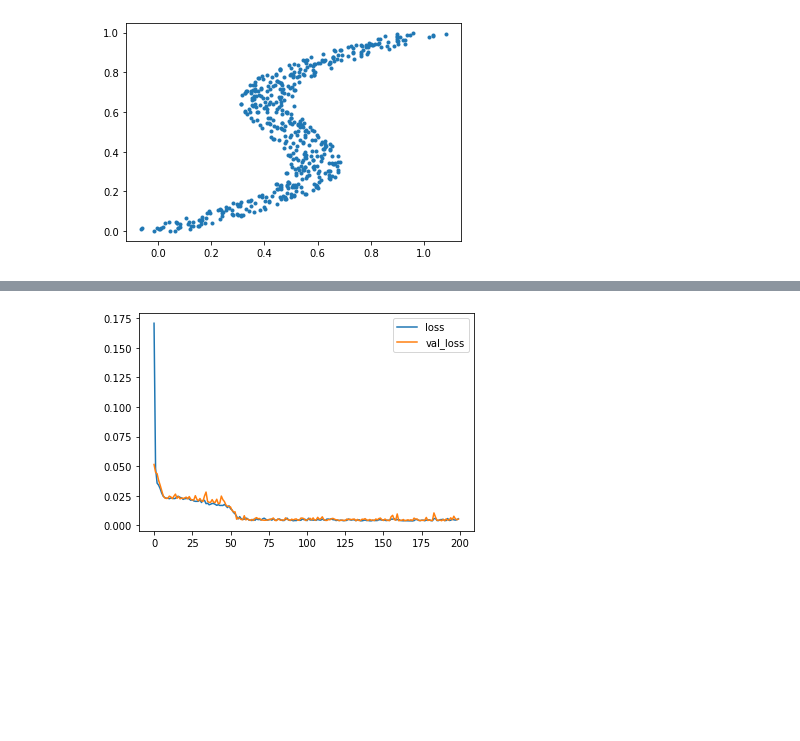
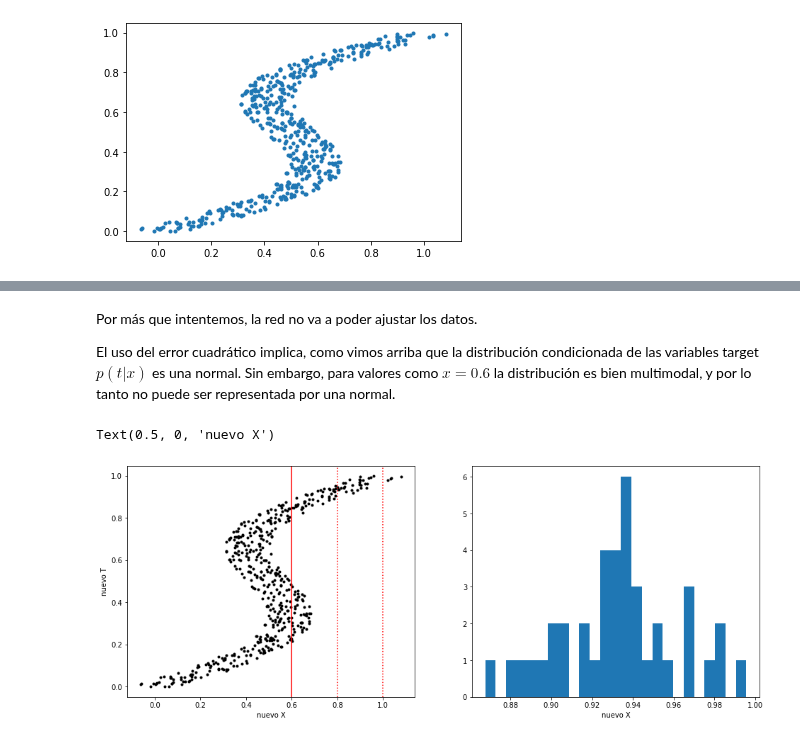
Before and after one commit to JavierGold/ML_UNSAM-2-2020, a Jupyter notebook: 14_MDN.ipynb, the cells around one changed output, grey strips where cells are left out. Cells and saved outputs as stored; diff of their text form; code cells hidden in the pictures; blank space fills up the shorter version.

```diff
--- a/14_MDN.ipynb
+++ b/14_MDN.ipynb
@@ -234,10 +234,24 @@ plt.plot(xx, modelo2.predict(xx), 'r-')
-# %%
-# Veamos el resultado del ajuste
-import pandas as pd
-
-df = pd.DataFrame(history.history)
-df.plot()
-ax = plt.gca()
-# ax.set_ylim(0.01, 0.025)
-# %% [output]
-[figure, removed]
+# %% [markdown]
+Por más que intentemos, la red no va a poder ajustar los datos.
+
+El uso del error cuadrático implica, como vimos arriba que la distribución condicionada de las variables target $p(t | x)$ es una normal. Sin embargo, para valores como $x=0.6$ la distribución es bien multimodal, y por lo tanto no puede ser representada por una normal.
+# %%
+# Veamos un entorno de x = 0.6
+epsilon = 0.05
+cond = np.abs(t_train - 0.6) < epsilon
+
+fig = plt.figure(figsize=(16, 6))
+ax = fig.add_subplot(121)
+ax2 = fig.add_subplot(122)
+ax.plot(t_train, X_train, '.k')
+ax.axvline(0.6, color='r', ls='-')
+for sign in (-1, 1):
+    ax.axvline(0.9 + sign * epsilon, color='r', ls=':')
+ax2.hist(X_train[cond], 25)
+
+ax.set_xlabel('nuevo X')
+ax.set_ylabel('nuevo T')
+ax2.set_xlabel('nuevo X')
+# %% [output]
+Text(0.5, 0, 'nuevo X')
+[figure, added]
```
Also changed, not shown: parts of 33 cells of this notebook.
